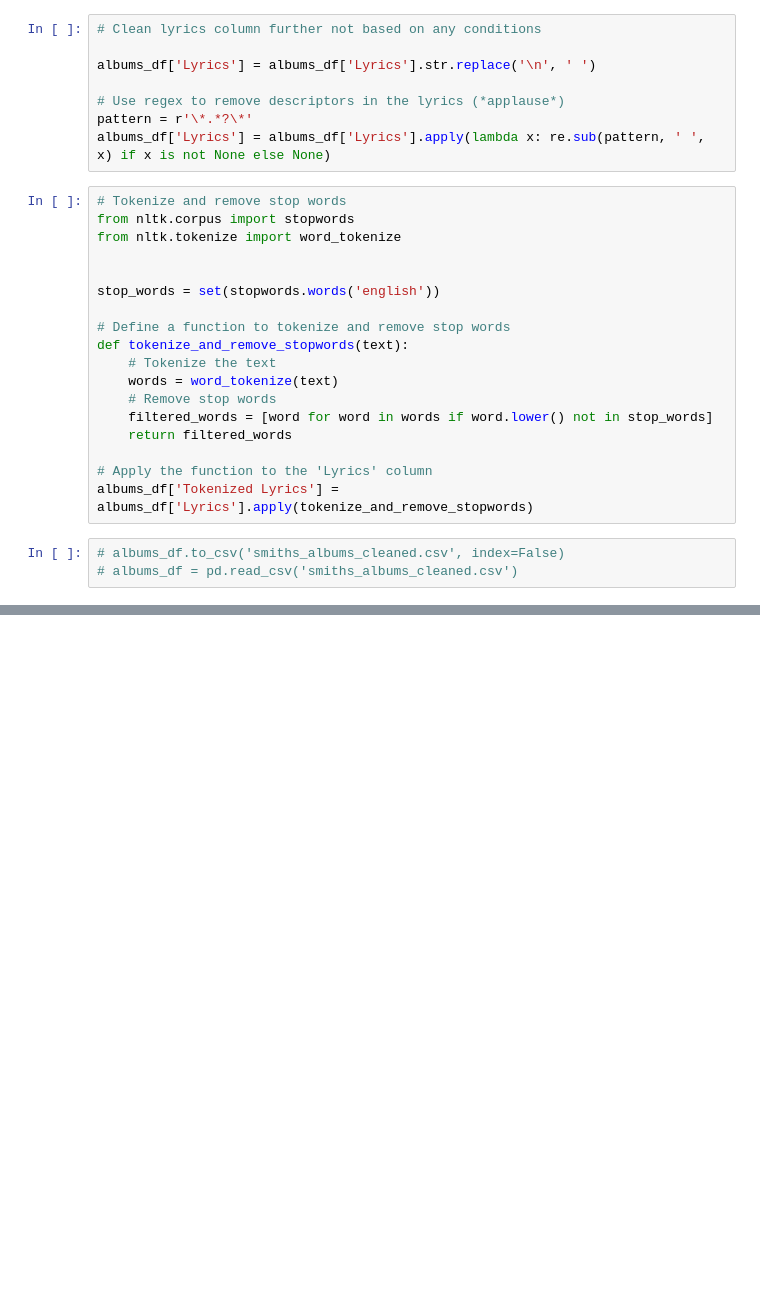
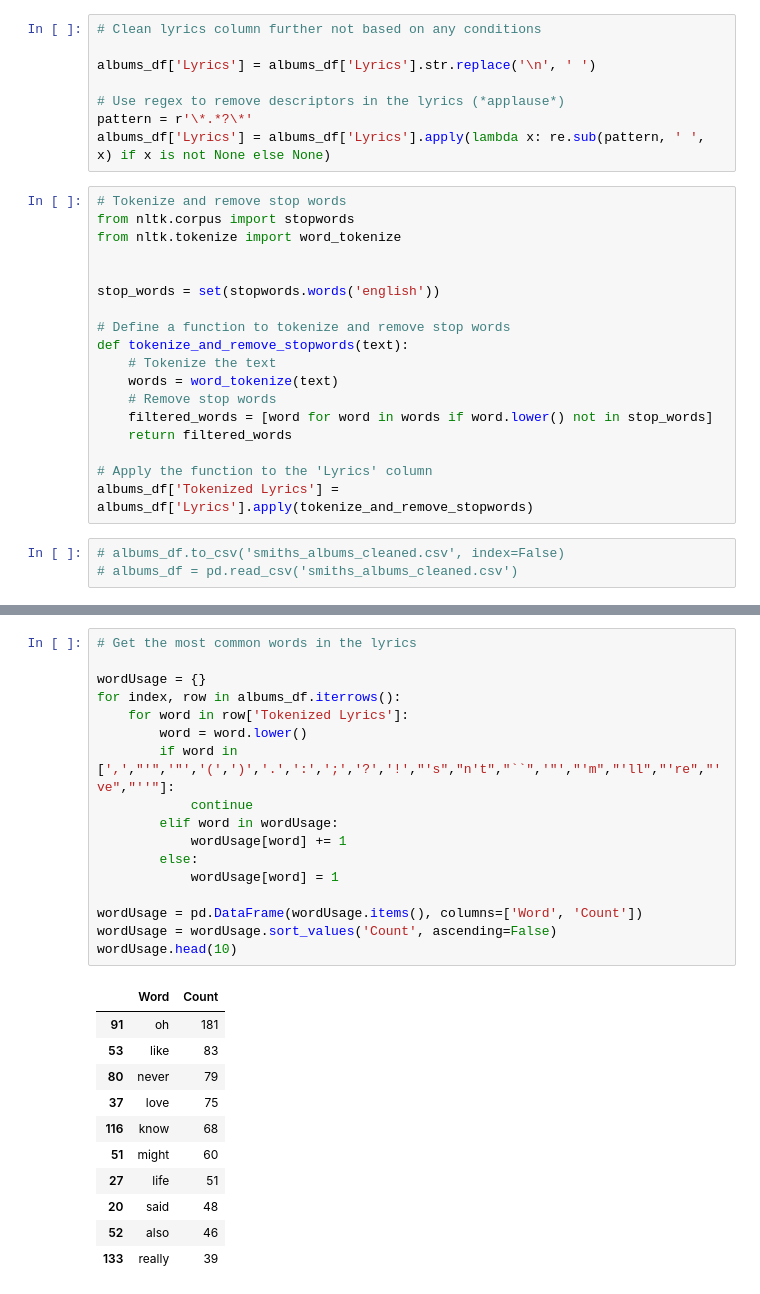
Before and after one commit to uniquedapoet/School-Projects, a Jupyter notebook: INFO_3510/Project1-Smiths-Analysis/SmithsProject.ipynb, the cells around one changed output, grey strips where cells are left out. Saved outputs shown, nothing was run; the diff lists cells and outputs as text; blank space fills up the shorter version.

```diff
--- a/INFO_3510/Project1-Smiths-Analysis/SmithsProject.ipynb
+++ b/INFO_3510/Project1-Smiths-Analysis/SmithsProject.ipynb
@@ -347,0 +425,29 @@ p.pprint(lyrics)
+# %%
+# Get the most common words in the lyrics
+
+wordUsage = {}
+for index, row in albums_df.iterrows():
+    for word in row['Tokenized Lyrics']:
+        word = word.lower()
+        if word in [',',"'",'"','(',')','.',':',';','?','!',"'s","n't","``",'"',"'m","'ll","'re","'ve","''"]:
+            continue
+        elif word in wordUsage:
+            wordUsage[word] += 1
+        else:
+            wordUsage[word] = 1
+
+wordUsage = pd.DataFrame(wordUsage.items(), columns=['Word', 'Count'])
+wordUsage = wordUsage.sort_values('Count', ascending=False)
+wordUsage.head(10)
+# %% [output]
+|  | Word | Count |
+| 91 | oh | 181 |
+| 53 | like | 83 |
+| 80 | never | 79 |
+| 37 | love | 75 |
+| 116 | know | 68 |
+| 51 | might | 60 |
+| 27 | life | 51 |
+| 20 | said | 48 |
+| 52 | also | 46 |
+| 133 | really | 39 |
```
Also changed, not shown: parts of 16 cells of this notebook, 2 other files.
